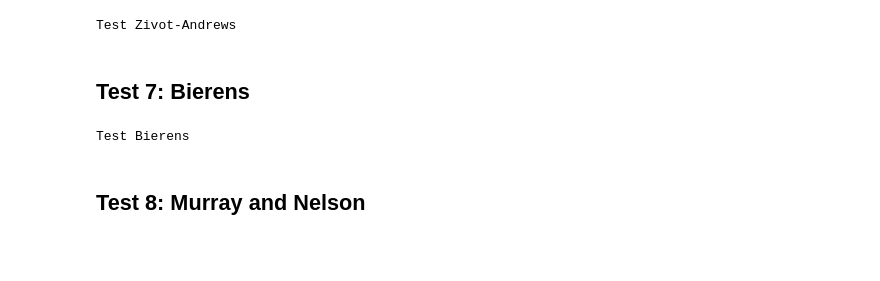
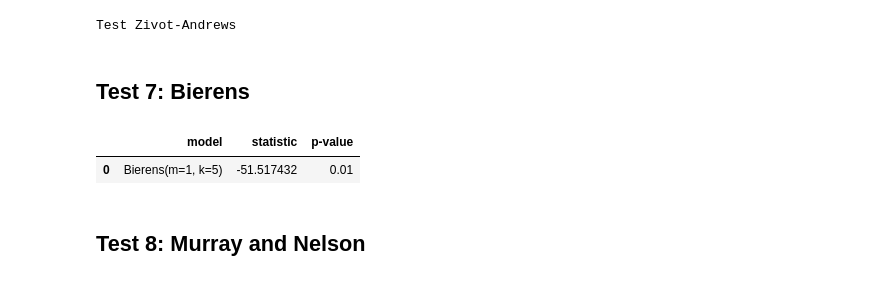
Before and after one commit to ensta630team/Homeworks, a Jupyter notebook: presentation/notebooks/hw_3/pregunta.ipynb, the cells around one changed output. Cells and saved outputs as stored; diff of their text form; code cells hidden in the pictures; blank space fills up the shorter version.

```diff
--- a/presentation/notebooks/hw_3/pregunta.ipynb
+++ b/presentation/notebooks/hw_3/pregunta.ipynb
@@ -213,9 +217,10 @@ Test Zivot-Andrews
 # %% [markdown]
 ## Test 7: Bierens
 # %%
-testmodule.test_bierens()
+testmodule.test_bierens(dataset['y'], max_k=5, max_m=20)
 # %% [output]
-Test Bierens
+|  | model | statistic | p-value |
+| 0 | Bierens(m=1, k=5) | -51.517432 | 0.01 |
 # %% [markdown]
 ## Test 8: Murray and Nelson
 # %%
```
Also changed, not shown: parts of 3 cells of this notebook, 1 other file.
